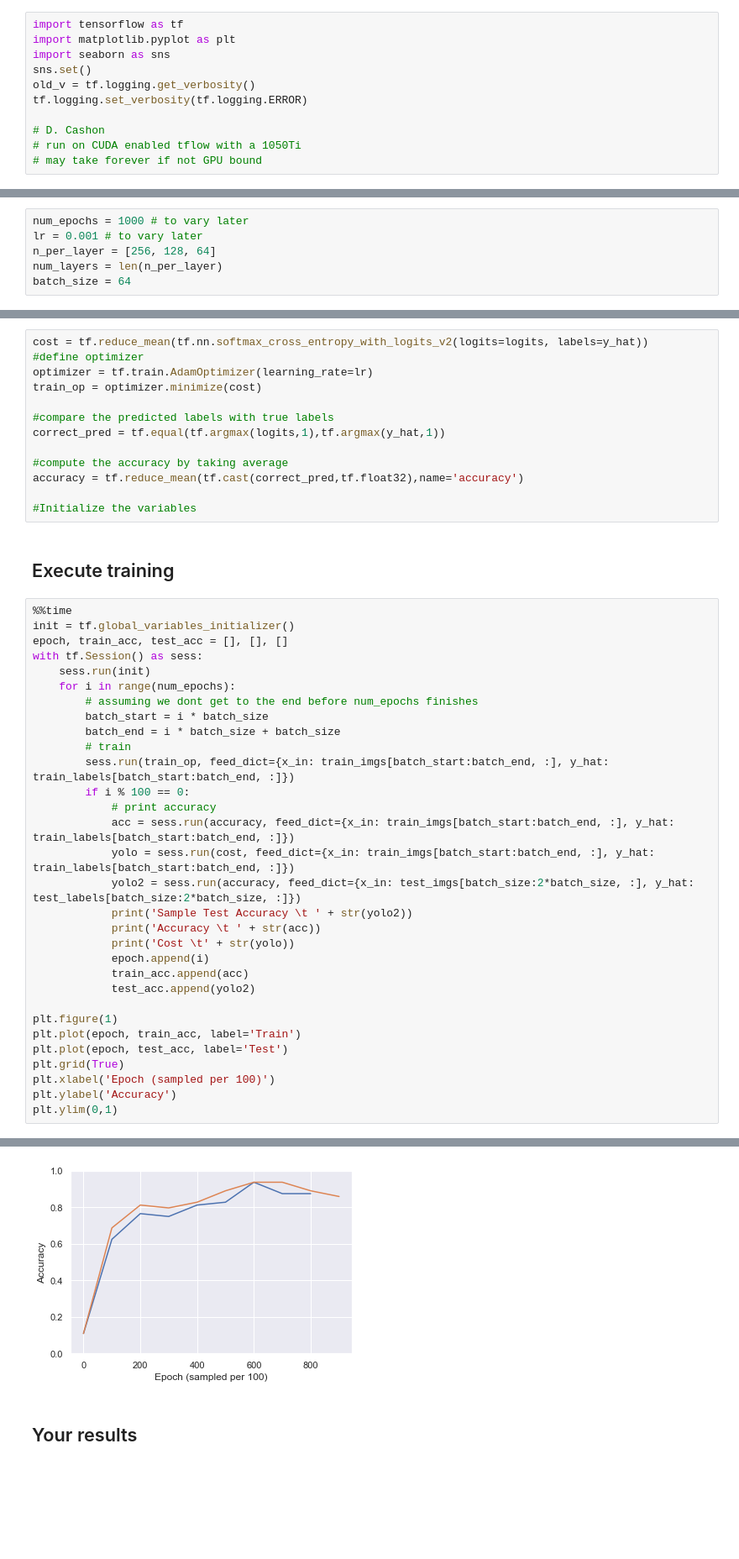
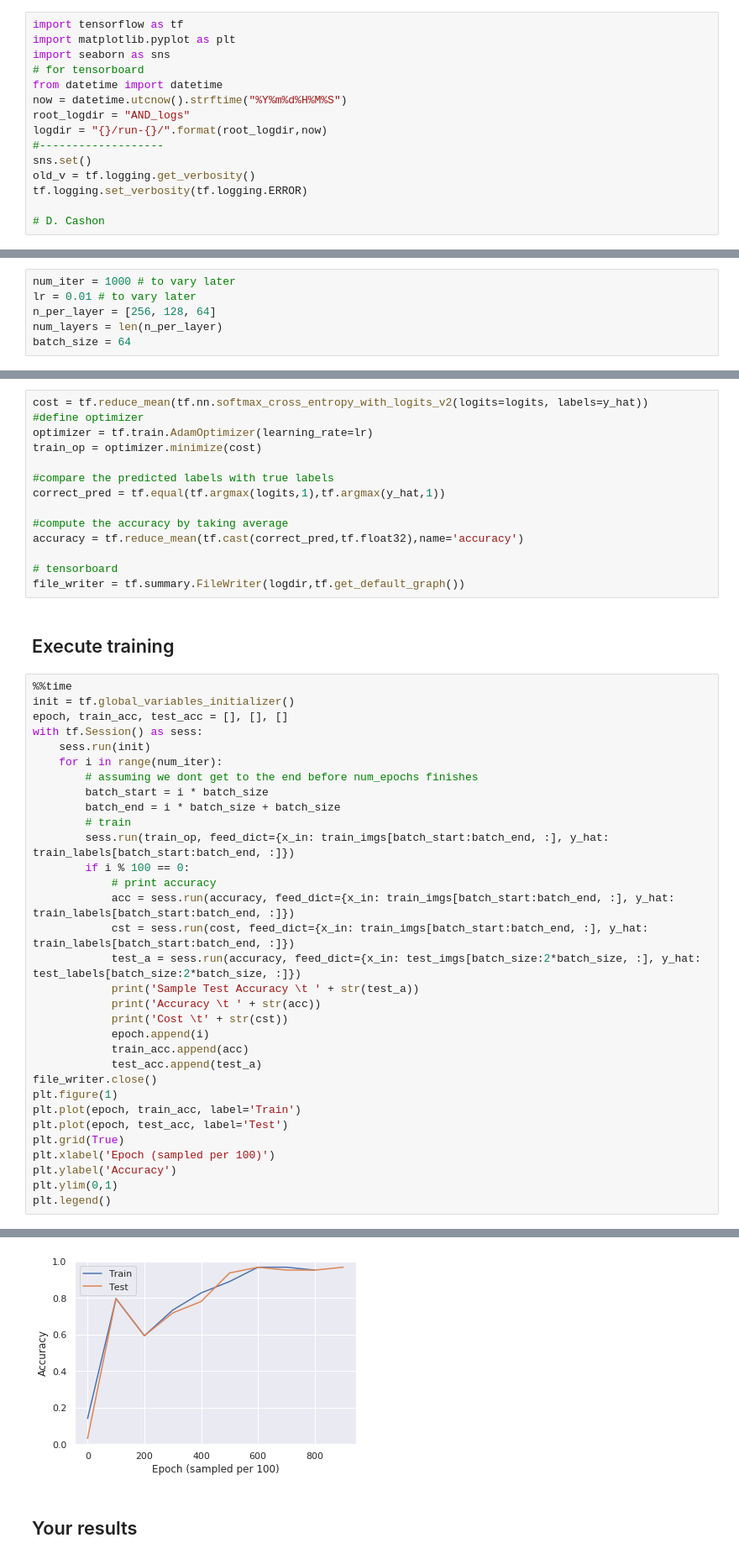
Before and after one commit to dcashon/spr2019_ee596, a Jupyter notebook: hw1/HW1_MNIST.ipynb, the cells around one changed output, grey strips where cells are left out. Shown at 84% size. Drawn from its saved outputs; the diff is of its cells as text; blank space fills up the shorter version.

```diff
--- a/hw1/HW1_MNIST.ipynb
+++ b/hw1/HW1_MNIST.ipynb
@@ -2,13 +2,17 @@
 import tensorflow as tf
 import matplotlib.pyplot as plt
 import seaborn as sns
+# for tensorboard
+from datetime import datetime
+now = datetime.utcnow().strftime("%Y%m%d%H%M%S")
+root_logdir = "AND_logs"
+logdir = "{}/run-{}/".format(root_logdir,now)
+#-------------------
 sns.set()
 old_v = tf.logging.get_verbosity()
 tf.logging.set_verbosity(tf.logging.ERROR)
 
 # D. Cashon
-# run on CUDA enabled tflow with a 1050Ti
-# may take forever if not GPU bound
 # %% [markdown]
 <h2>Extract MNIST data</h2>
 # %%
@@ -30,8 +34,8 @@ test_labels = mnist.test.labels
 # %% [markdown]
 <h2>Define hyperparameters</h2>
 # %%
-num_epochs = 1000 # to vary later
-lr = 0.001 # to vary later
+num_iter = 1000 # to vary later
+lr = 0.01 # to vary later
 n_per_layer = [256, 128, 64]
 num_layers = len(n_per_layer)
 batch_size = 64
@@ -93,7 +93,8 @@ correct_pred = tf.equal(tf.argmax(logits,1),tf.argmax(y_hat,1))
 #compute the accuracy by taking average
 accuracy = tf.reduce_mean(tf.cast(correct_pred,tf.float32),name='accuracy')
 
-#Initialize the variables
+# tensorboard
+file_writer = tf.summary.FileWriter(logdir,tf.get_default_graph())
 # %% [markdown]
 <h2>Execute training</h2>
 # %%
@@ -102,7 +103,7 @@ init = tf.global_variables_initializer()
 epoch, train_acc, test_acc = [], [], []
 with tf.Session() as sess:
     sess.run(init)
-    for i in range(num_epochs):
+    for i in range(num_iter):
         # assuming we dont get to the end before num_epochs finishes
         batch_start = i * batch_size
         batch_end = i * batch_size + batch_size
@@ -111,15 +112,15 @@ with tf.Session() as sess:
         if i % 100 == 0:
             # print accuracy
             acc = sess.run(accuracy, feed_dict={x_in: train_imgs[batch_start:batch_end, :], y_hat: train_labels[batch_start:batch_end, :]})
-            yolo = sess.run(cost, feed_dict={x_in: train_imgs[batch_start:batch_end, :], y_hat: train_labels[batch_start:batch_end, :]})
-            yolo2 = sess.run(accuracy, feed_dict={x_in: test_imgs[batch_size:2*batch_size, :], y_hat: test_labels[batch_size:2*batch_size, :]})
-            print('Sample Test Accuracy \t ' + str(yolo2))
+            cst = sess.run(cost, feed_dict={x_in: train_imgs[batch_start:batch_end, :], y_hat: train_labels[batch_start:batch_end, :]})
+            test_a = sess.run(accuracy, feed_dict={x_in: test_imgs[batch_size:2*batch_size, :], y_hat: test_labels[batch_size:2*batch_size, :]})
+            print('Sample Test Accuracy \t ' + str(test_a))
             print('Accuracy \t ' + str(acc))
-            print('Cost \t' + str(yolo))
+            print('Cost \t' + str(cst))
             epoch.append(i)
             train_acc.append(acc)
-            test_acc.append(yolo2)
-
+            test_acc.append(test_a)
+file_writer.close()
 plt.figure(1)
 plt.plot(epoch, train_acc, label='Train')
 plt.plot(epoch, test_acc, label='Test')
@@ -127,4 +128,5 @@ plt.grid(True)
 plt.xlabel('Epoch (sampled per 100)')
 plt.ylabel('Accuracy')
 plt.ylim(0,1)
+plt.legend()
 # %% [output]
@@ -148,3 +150,3 @@ Wall time: 4.13 s
-[figure, old version]
+[figure, new version]
 # %% [markdown]
 <h2>Your results</h2>
```
Also changed, not shown: parts of 3 cells of this notebook, 12 other files.
